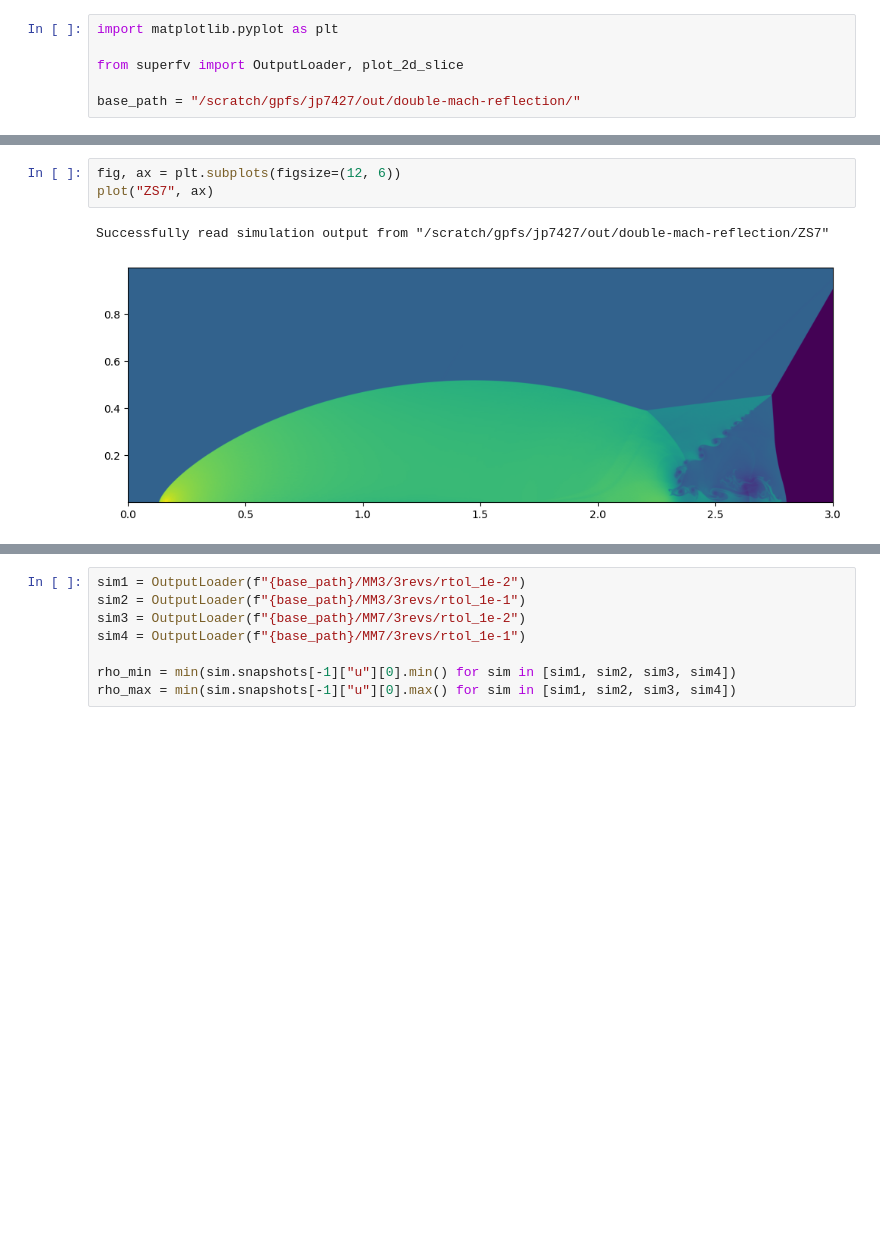
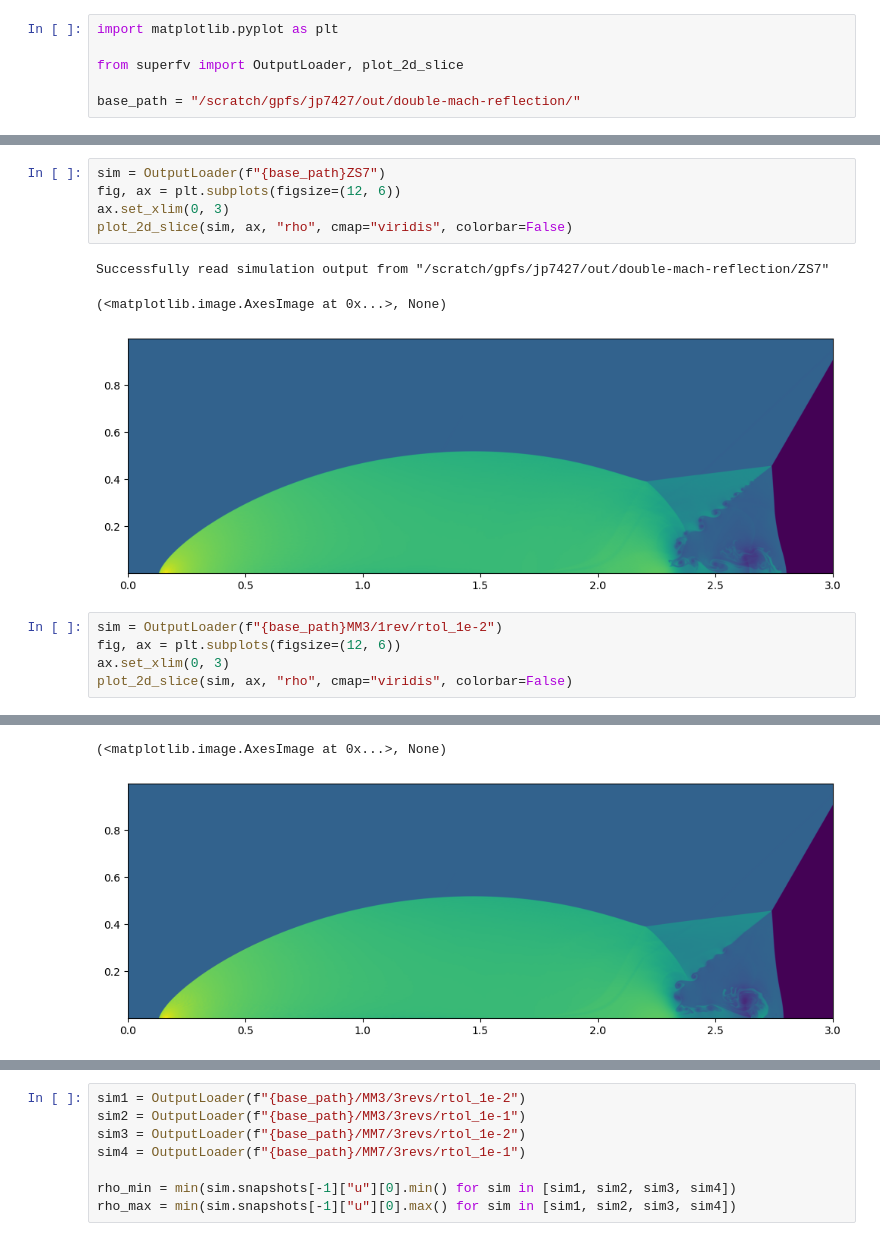
Before and after one commit to jpalafou/superfv, a Jupyter notebook: benchmarks/double-mach-reflection/Notebook.ipynb, the cells around one changed output, grey strips where cells are left out. Drawn from its saved outputs; the diff is of its cells as text; blank space fills up the shorter version.

```diff
--- a/benchmarks/double-mach-reflection/Notebook.ipynb
+++ b/benchmarks/double-mach-reflection/Notebook.ipynb
@@ -25,7 +24,16 @@ Successfully read simulation output from "/scratch/gpfs/jp7427/out/double-mach-r
 [figure]
 # %%
+sim = OutputLoader(f"{base_path}ZS7")
 fig, ax = plt.subplots(figsize=(12, 6))
-plot("ZS7", ax)
+ax.set_xlim(0, 3)
+plot_2d_slice(sim, ax, "rho", cmap="viridis", colorbar=False)
 # %% [output]
 Successfully read simulation output from "/scratch/gpfs/jp7427/out/double-mach-reflection/ZS7"
+(<matplotlib.image.AxesImage at 0x...>, None)
 [figure]
+# %%
+sim = OutputLoader(f"{base_path}MM3/1rev/rtol_1e-2")
+fig, ax = plt.subplots(figsize=(12, 6))
+ax.set_xlim(0, 3)
+plot_2d_slice(sim, ax, "rho", cmap="viridis", colorbar=False)
+# %% [output]
@@ -31,0 +41,2 @@ Successfully read simulation output from "/scratch/gpfs/jp7427/out/double-mach-r
+(<matplotlib.image.AxesImage at 0x...>, None)
+[figure, added]
```
Also changed, not shown: parts of 9 cells of this notebook, 26 other files.
